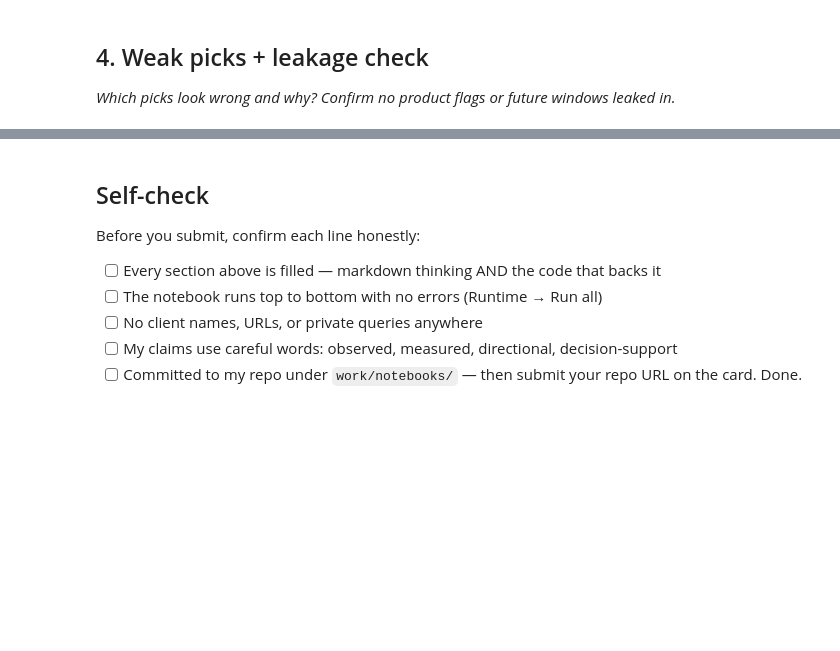
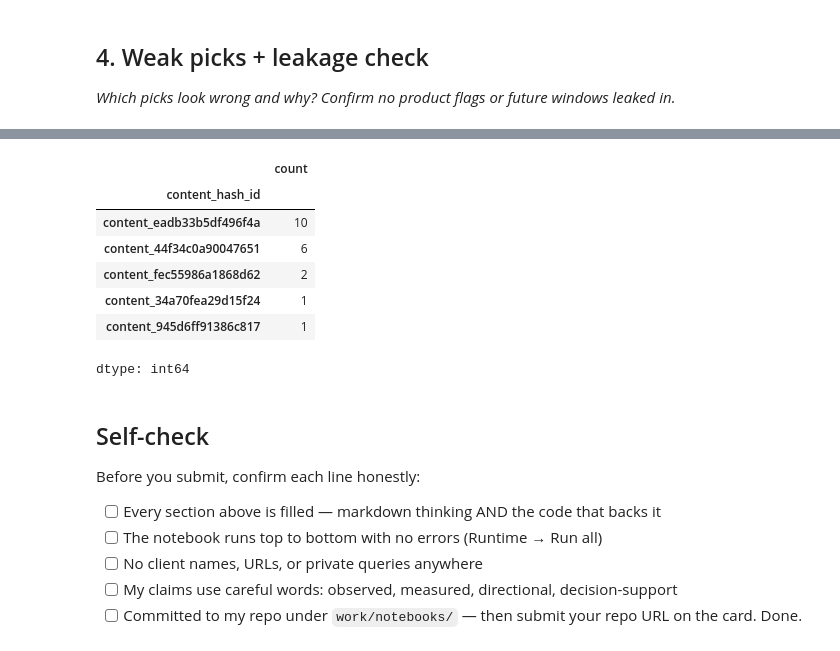
Before and after one commit to Vaib-raksh/Intern-ML, a Jupyter notebook: work/notebooks/w04_baseline_score.ipynb, the cells around one changed output, grey strips where cells are left out. Cells and saved outputs as stored; diff of their text form; code cells hidden in the pictures; blank space fills up the shorter version.

```diff
--- a/work/notebooks/w04_baseline_score.ipynb
+++ b/work/notebooks/w04_baseline_score.ipynb
@@ -97,6 +150,16 @@ baseline["action_score"] = (
 # %%
 # This cell is for CODE (numbers, a query, a check).
 # Write your text answer in the cell ABOVE this one — typing sentences here breaks Run All.
+top20["content_hash_id"].value_counts()
+# %% [output]
+|  | count |
+| content_hash_id |  |
+| content_eadb33b5df496f4a | 10 |
+| content_44f34c0a90047651 | 6 |
+| content_fec55986a1868d62 | 2 |
+| content_34a70fea29d15f24 | 1 |
+| content_945d6ff91386c817 | 1 |
+dtype: int64
 # %% [markdown]
 ## Self-check
 
```
Also changed, not shown: parts of 13 cells of this notebook.
